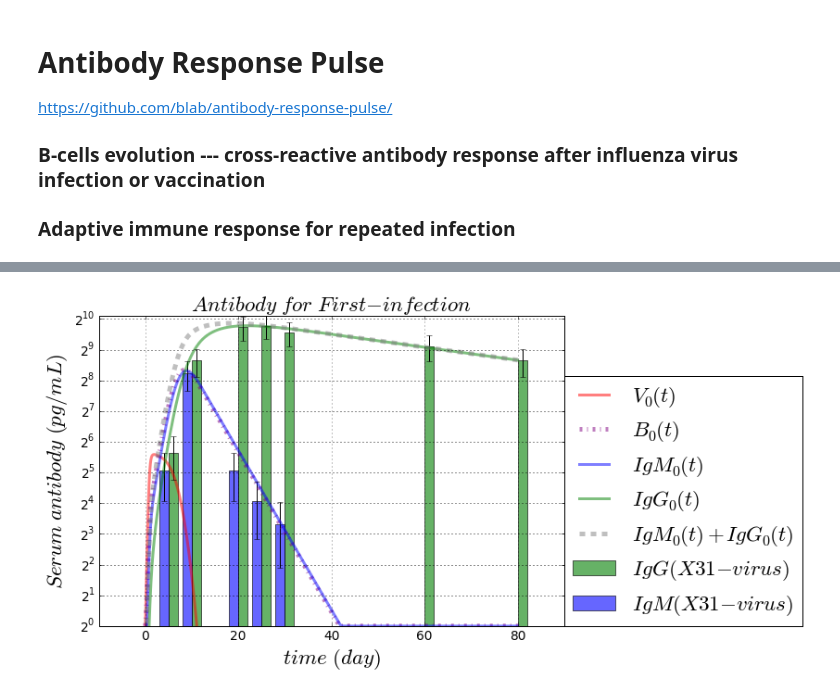
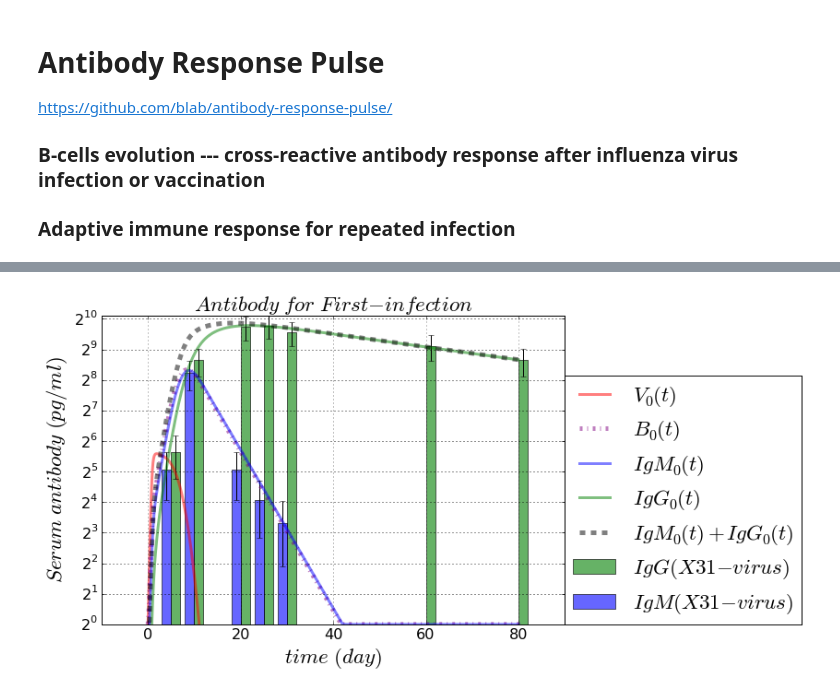
Before and after one commit to blab/antibody-response-pulse, a Jupyter notebook: bcell-array/code/VBMG_infection_1st.ipynb, the cells around one changed output, grey strips where cells are left out. Cells and saved outputs as stored; diff of their text form; code cells hidden in the pictures.

```diff
--- a/bcell-array/code/VBMG_infection_1st.ipynb
+++ b/bcell-array/code/VBMG_infection_1st.ipynb
@@ -271,29 +294,29 @@ for i in range(1):
 # %%
 numberingFig = numberingFig + 1
 ymin = 2**0
 ymax = 1100
 for i in range(1):
     plt.figure(numberingFig, figsize = AlvaFigSize)
     plt.plot(gridT, gridV[i], color = 'red', label = r'$ V_{%i}(t) $'%(i), linewidth = 3.0, alpha = 0.5)
     plt.plot(gridT, gridB[i], color = 'purple', label = r'$ B_{%i}(t) $'%(i), linewidth = 5.0, alpha = 0.5
              , linestyle = '-.')
     plt.plot(gridT, gridM[i], color = 'blue', label = r'$ IgM_{%i}(t) $'%(i), linewidth = 3.0, alpha = 0.5)
     plt.plot(gridT, gridG[i], color = 'green', label = r'$ IgG_{%i}(t) $'%(i), linewidth = 3.0, alpha = 0.5)
-    plt.plot(gridT, gridM[i] + gridG[i], color = 'gray', linewidth = 5.0, alpha = 0.5, linestyle = 'dashed'
+    plt.plot(gridT, gridM[i] + gridG[i], color = 'black', linewidth = 5.0, alpha = 0.5, linestyle = 'dashed'
              , label = r'$ IgM_{%i}(t) + IgG_{%i}(t) $'%(i, i))
     plt.bar(gT_lab, gIgG_lab, bar_width, alpha = 0.6, color = 'green', yerr = error_IgG
         , error_kw = dict(elinewidth = 1, ecolor = 'black'), label = r'$ IgG(X31-virus) $')
     plt.bar(gT_lab - bar_width, gIgM_lab, bar_width, alpha = 0.6, color = 'blue', yerr = error_IgM
         , error_kw = dict(elinewidth = 1, ecolor = 'black'), label = r'$ IgM(X31-virus) $')
     plt.grid(True, which = 'both')
     plt.title(r'$ Antibody \ for \ First-infection $', fontsize = AlvaFontSize)
     plt.xlabel(r'$time \ (%s)$'%(timeUnit), fontsize = AlvaFontSize)
-    plt.ylabel(r'$ Serum \ antibody \ (pg/mL) $', fontsize = AlvaFontSize)
-    plt.xticks(fontsize = AlvaFontSize*0.6)
-    plt.yticks(fontsize = AlvaFontSize*0.6)
+    plt.ylabel(r'$ Serum \ antibody \ (pg/ml) $', fontsize = AlvaFontSize)
+    plt.xticks(fontsize = AlvaFontSize*0.7)
+    plt.yticks(fontsize = AlvaFontSize*0.7)
     plt.ylim(ymin, ymax)
     plt.yscale('log', basey = 2)
     plt.legend(loc = (1, 0), fontsize = AlvaFontSize)
     plt.show()
 # %% [output]
-[figure, old version]
+[figure, new version]
```
Also changed, not shown: parts of 2 cells of this notebook, 25 other files.
